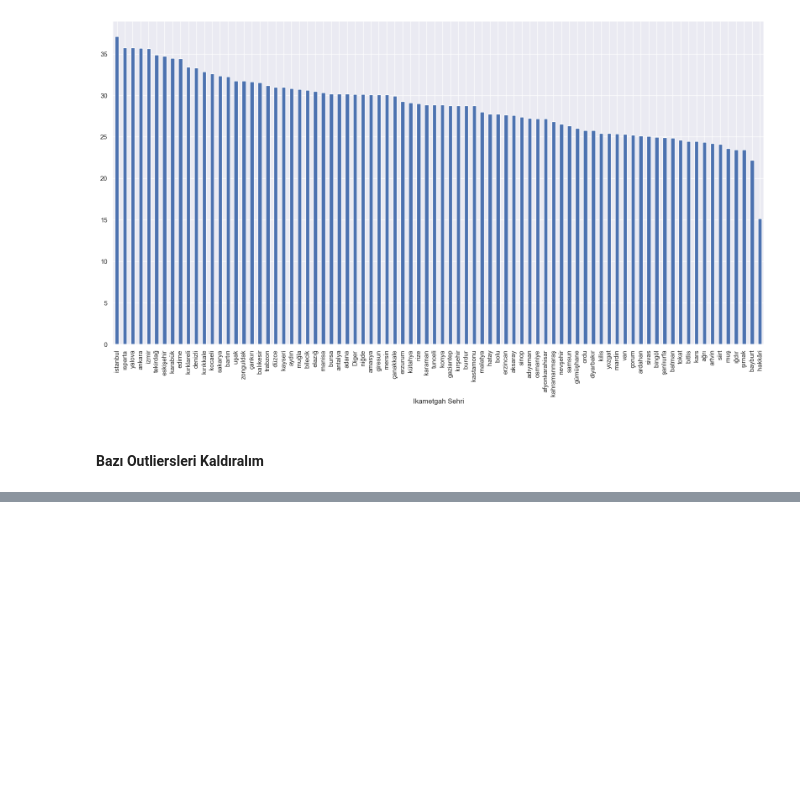
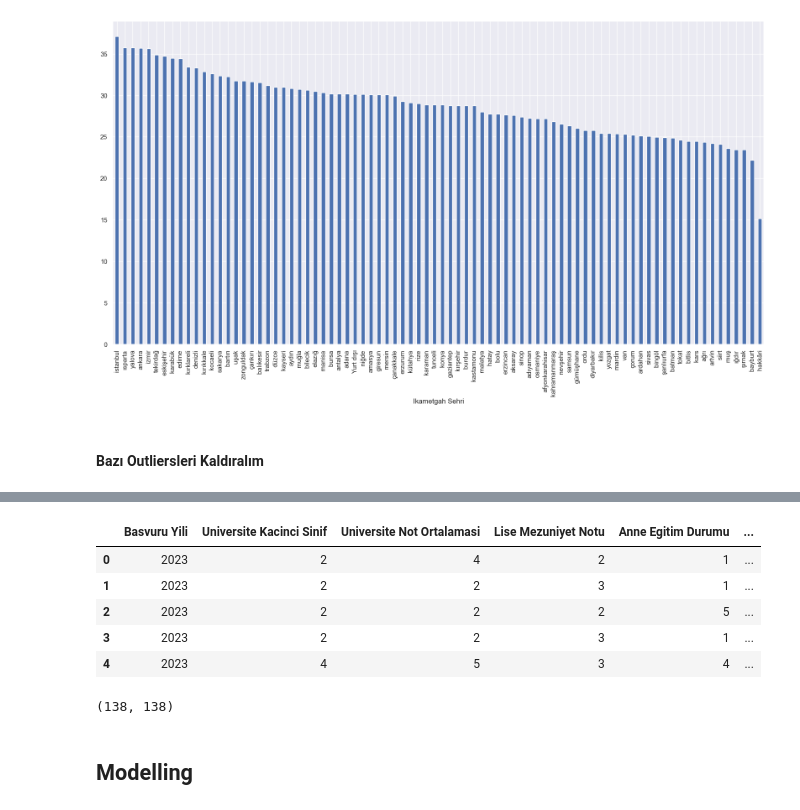
Before and after one commit to yasinkurtulus/Datathon24, a Jupyter notebook: Datathon_BTK.ipynb, the cells around one changed output, grey strips where cells are left out. Drawn from its saved outputs; the diff is of its cells as text; code cells hidden in the pictures; blank space fills up the shorter version.

```diff
--- a/Datathon_BTK.ipynb
+++ b/Datathon_BTK.ipynb
@@ -1426,0 +1459,20 @@ len(train)
+# %%
+university_sinif_map = {'hazırlık': 1, '1':2 , '2':3, '3':4, '4':5, '5':6, '6':7}
+train['Universite Kacinci Sinif'] = train['Universite Kacinci Sinif'].map(university_sinif_map)
+test['Universite Kacinci Sinif'] = test['Universite Kacinci Sinif'].map(university_sinif_map)
+
+university_not_map = {'missing': 0, '0 - 1.79':1, 'Hazırlığım':2, '1.80 - 2.49':3, '2.50 - 2.99':4, '3.00 - 3.49':5, '3.50 - 4.00':6 }
+train['Universite Not Ortalamasi'] = train['Universite Not Ortalamasi'].map(university_not_map)
+test['Universite Not Ortalamasi'] = test['Universite Not Ortalamasi'].map(university_not_map)
+
+lise_mezuniyet_map = {'25 - 49': 1, '50 - 74':2, '75 - 100':3}
+train['Lise Mezuniyet Notu'] = train['Lise Mezuniyet Notu'].map(lise_mezuniyet_map)
+test['Lise Mezuniyet Notu'] = test['Lise Mezuniyet Notu'].map(lise_mezuniyet_map)
+
+anne_egitim_map = {'eğitimi yok': 0, 'ilkokul':1, 'ortaokul':2, 'lise':3, 'üniversite': 4, 'yüksek lisans':5, 'doktora':6}
+train['Anne Egitim Durumu'] = train['Anne Egitim Durumu'].map(anne_egitim_map)
+test['Anne Egitim Durumu'] = test['Anne Egitim Durumu'].map(anne_egitim_map)
+
+baba_egitim_map = {'eğitimi yok': 0, 'ilkokul':1, 'ortaokul':2, 'lise':3, 'üniversite': 4, 'yüksek lisans':5, 'doktora':6}
+train['Baba Egitim Durumu'] = train['Baba Egitim Durumu'].map(baba_egitim_map)
+test['Baba Egitim Durumu'] = test['Baba Egitim Durumu'].map(baba_egitim_map)
@@ -1426,0 +1494,2 @@ len(train)
+# %%
+birlesik_data = pd.concat([test.assign(ind="test"), train.assign(ind="train")])
@@ -1426,0 +1517,18 @@ len(train)
+# %%
+from sklearn.preprocessing import OneHotEncoder
+ohe = OneHotEncoder(handle_unknown='ignore', sparse_output=False).set_output(transform='pandas')
+
+for label in nominal_kolon:
+    ohe_transform = ohe.fit_transform(birlesik_data[[label]])
+    birlesik_data = pd.concat([birlesik_data, ohe_transform], axis=1).drop(columns=[label])
+# %%
+pd.set_option('display.max_columns', None)
+# %%
+birlesik_data.head()
+# %% [output]
+|  | Basvuru Yili | Universite Kacinci Sinif | Universite Not Ortalamasi | Lise Mezuniyet Notu | Anne Egitim Durumu | ... |
+| 0 | 2023 | 2 | 4 | 2 | 1 | ... |
+| 1 | 2023 | 2 | 2 | 3 | 1 | ... |
+| 2 | 2023 | 2 | 2 | 2 | 5 | ... |
+| 3 | 2023 | 2 | 2 | 3 | 1 | ... |
+| 4 | 2023 | 4 | 5 | 3 | 4 | ... |
@@ -1426,0 +1539,4 @@ len(train)
+# %%
+len(train.columns), len(test.columns)
+# %% [output]
+(138, 138)
@@ -1426,0 +1546,2 @@ len(train)
+# %% [markdown]
+## Modelling
```
Also changed, not shown: parts of 30 cells of this notebook, 3 other files.
